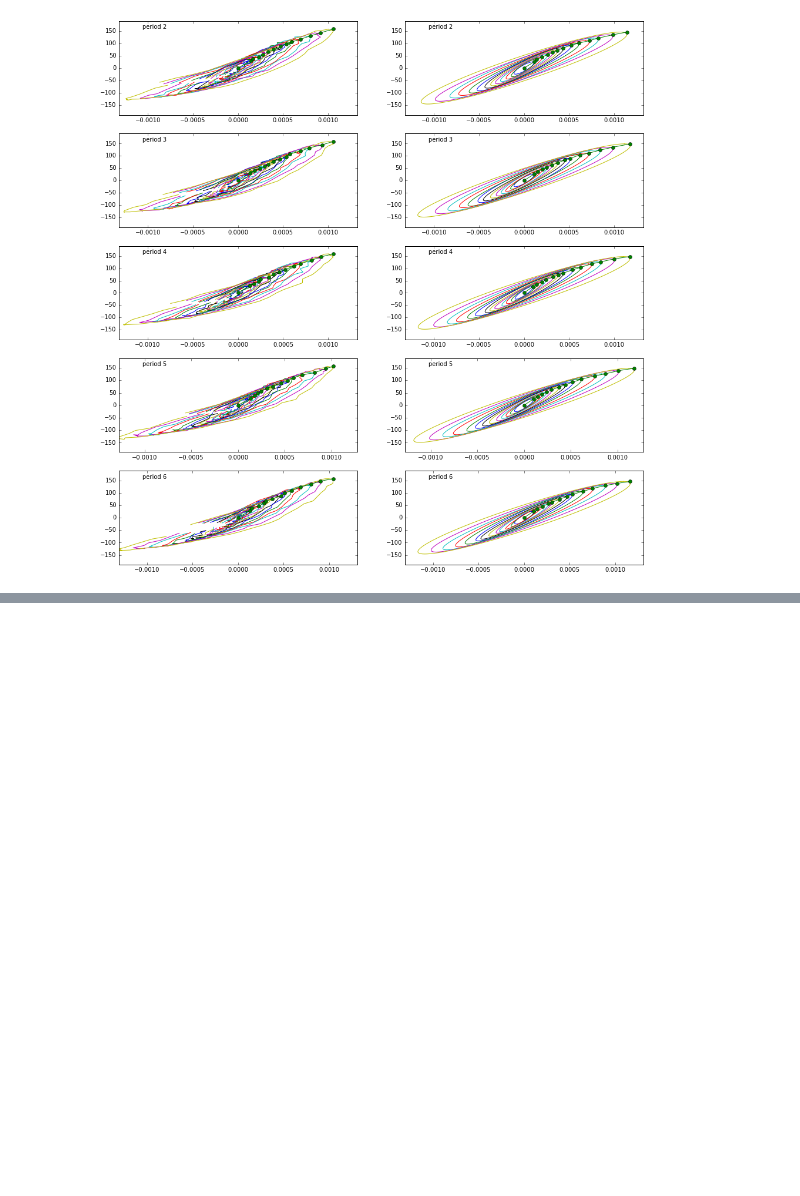
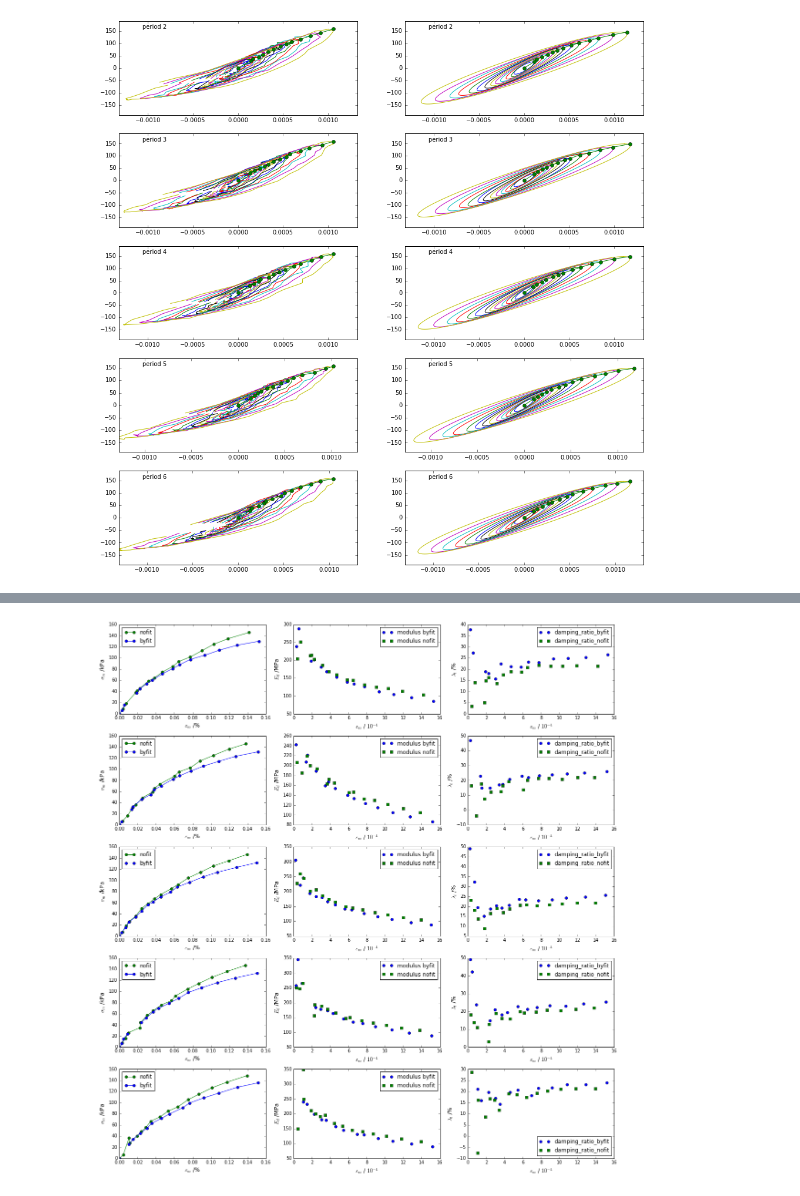
Before and after one commit to FryeT/dongli, a Jupyter notebook: modulus&damping_ratio.ipynb, the cells around one changed output, grey strips where cells are left out. Cells and saved outputs as stored; diff of their text form; code cells hidden in the pictures; blank space fills up the shorter version.

```diff
--- a/modulus&damping_ratio.ipynb
+++ b/modulus&damping_ratio.ipynb
@@ -147,0 +120,4 @@ for i, col in enumerate('23456'):
+# %%
+mdr_plot('dl_G375/datas/modulus_and_damping_ratio.csv')
+# %% [output]
+[figure, added]
```
Also changed, not shown: parts of 5 cells of this notebook, 33 other files.
